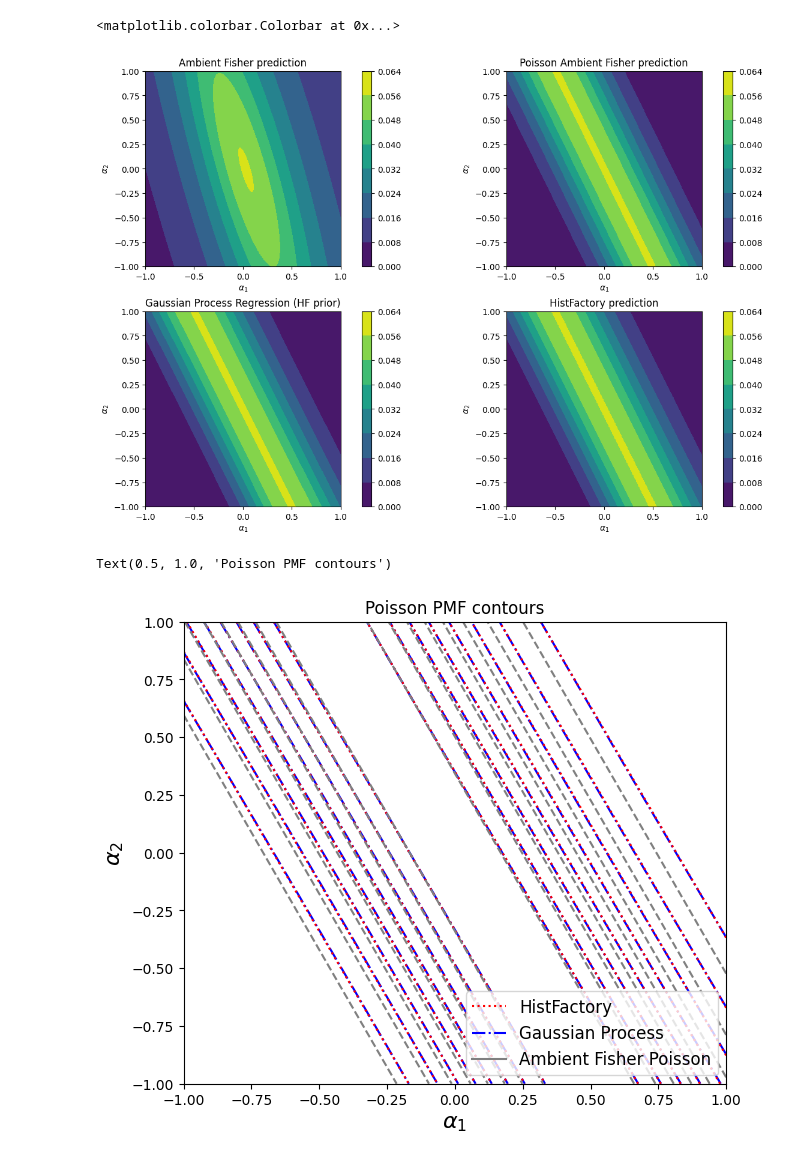
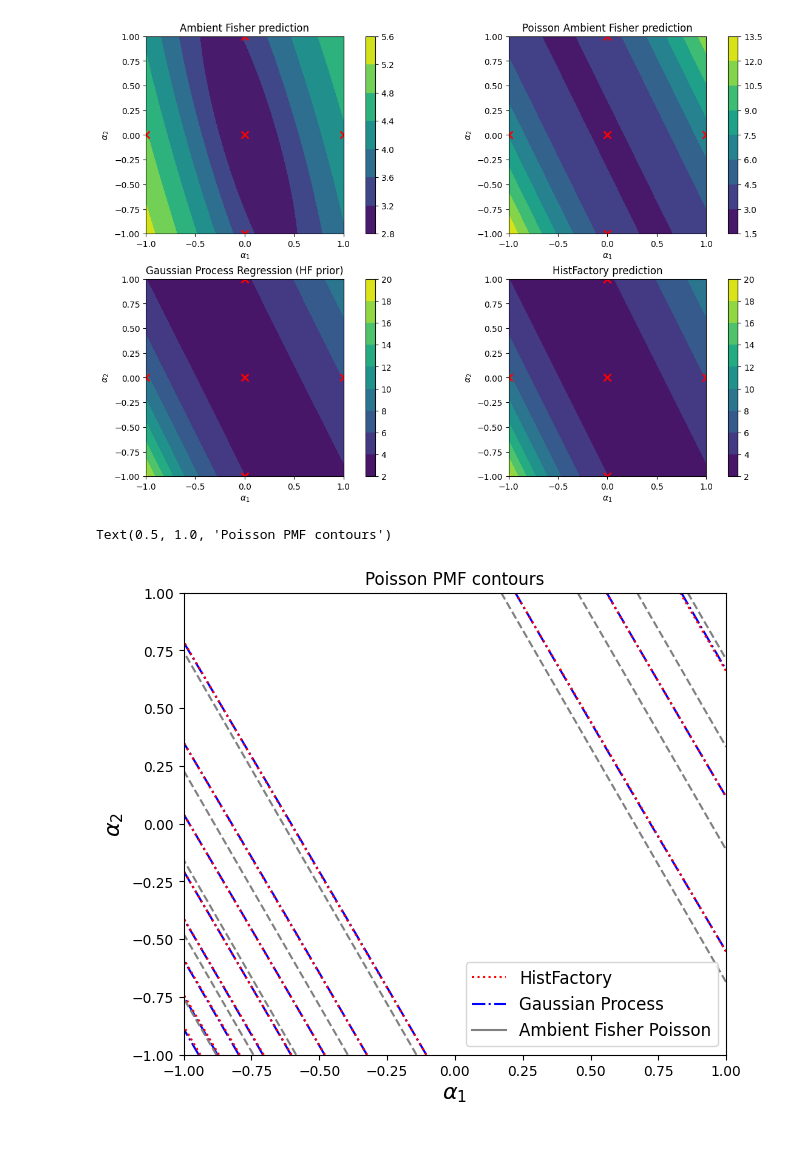
Before and after one commit to JaySandesara/histfactory_interpolation_tools, a Jupyter notebook: histfactoryv1_comparisons.ipynb, the cells around one changed output. Drawn from its saved outputs; the diff is of its cells as text; code cells hidden in the pictures.

Commit message:
changed to -logL for comparison, and added markers at basis points

```diff
--- a/histfactoryv1_comparisons.ipynb
+++ b/histfactoryv1_comparisons.ipynb
@@ -85,23 +85,23 @@ for i in range(num_scan_points):
             pe = interp.predict_extrinsic(alpha_target, xobs=n_obs)
             pe = float(np.squeeze(pe))
             if np.isfinite(pe) and pe > 0:
-                AF_pred_extrinsic[j, i] = pe
+                AF_pred_extrinsic[j, i] = -np.log(pe)
                 mask[j, i] = True
         except Exception:
             pass
         try:
             pi = interp.predict_intrinsic(alpha_target, xobs=n_obs)
-            AF_pred_intrinsic[j, i] = pi
+            AF_pred_intrinsic[j, i] = -np.log(pi)
         except Exception:
             pass
         try:
             nu = interp_pois.predict(alpha_target)
-            AF_pred_poisson[j, i] = poisson_pmf(nu)(n_obs).item()
+            AF_pred_poisson[j, i] = -np.log(poisson_pmf(nu)(n_obs).item())
         except Exception:
             pass
 
         nu = hf_like_from_cross_anchors(alpha_target)
-        HF_pred[j, i] = poisson_pmf(nu)(n_obs).item()
+        HF_pred[j, i] = -np.log(poisson_pmf(nu)(n_obs).item())
 
         nu = interp_gp.predict(alpha_target, prior_mean = HF_pred[j, i] / anchor_nus[0]) * anchor_nus[0]
-        GP_pred[j, i] = poisson_pmf(nu)(n_obs).item()
+        GP_pred[j, i] = -np.log(poisson_pmf(nu)(n_obs).item())
@@ -112,35 +110,47 @@ fig, axs = plt.subplots(2, 2, figsize=(12, 8), constrained_layout=True)
 
 im1 = axs[0][0].contourf(param_1_range, param_2_range, AF_pred_intrinsic)
 axs[0][0].axis('scaled')
 axs[0][0].set_title("Ambient Fisher prediction")
 axs[0][0].set_xlabel(r"$\alpha_1$")
 axs[0][0].set_ylabel(r"$\alpha_2$")
 fig.colorbar(im1, ax=axs[0][0])
 
 
 im2 = axs[0][1].contourf(param_1_range, param_2_range, AF_pred_poisson)
 axs[0][1].axis('scaled')
 axs[0][1].set_title("Poisson Ambient Fisher prediction")
 axs[0][1].set_xlabel(r"$\alpha_1$")
 axs[0][1].set_ylabel(r"$\alpha_2$")
 fig.colorbar(im2, ax=axs[0][1])
 
 im2 = axs[1][0].contourf(param_1_range, param_2_range, GP_pred)
 axs[1][0].axis('scaled')
 axs[1][0].set_title("Gaussian Process Regression (HF prior)")
 axs[1][0].set_xlabel(r"$\alpha_1$")
 axs[1][0].set_ylabel(r"$\alpha_2$")
 fig.colorbar(im2, ax=axs[1][0])
 
 im2 = axs[1][1].contourf(param_1_range, param_2_range, HF_pred)
 axs[1][1].axis('scaled')
 axs[1][1].set_title("HistFactory prediction")
 axs[1][1].set_xlabel(r"$\alpha_1$")
 axs[1][1].set_ylabel(r"$\alpha_2$")
 fig.colorbar(im2, ax=axs[1][1])
+
+xs = [0,  1, -1,  0,  0]
+ys = [0,  0,  0,  1, -1]
+
+for ax in axs.flat:
+    ax.plot(
+        xs, ys,
+        linestyle="None",
+        marker="x",
+        color="red",
+        markersize=8,
+        markeredgewidth=2
+    )
 # %% [output]
-<matplotlib.colorbar.Colorbar at 0x...>
-[figure, old version]
+[figure, new version]
 # %%
 # Set the same levels to plot between the three methods
 levels = np.linspace(
@@ -191,4 +201,4 @@ plt.ylabel(r"$\alpha_2$", size = 16)
 plt.title('Poisson PMF contours')
 # %% [output]
 Text(0.5, 1.0, 'Poisson PMF contours')
-[figure, old version]
+[figure, new version]
```
Also changed, not shown: parts of 1 cell of this notebook.
